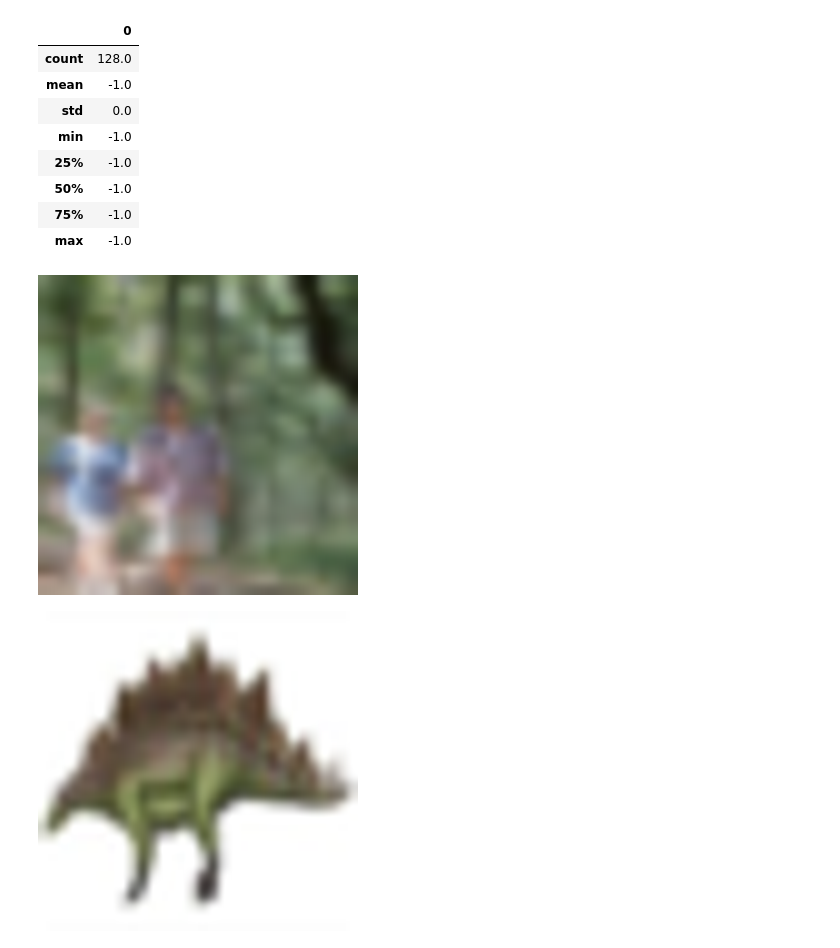
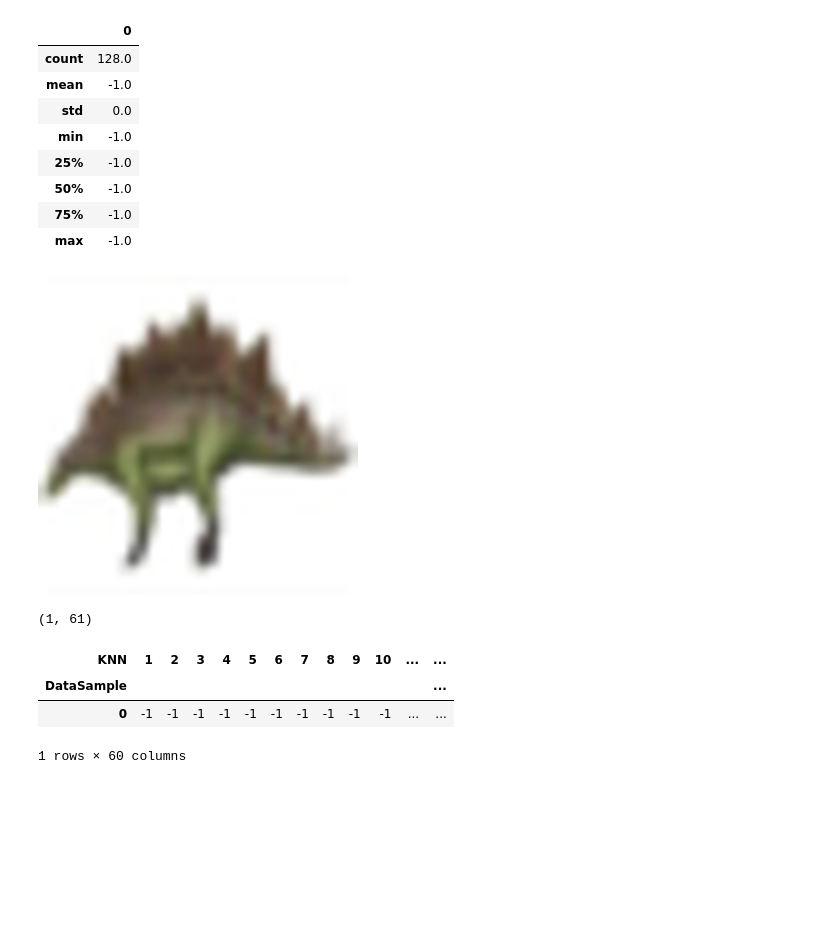
Before and after one commit to Nils-Treuheit/XAI-SCAN, a Jupyter notebook: test.ipynb, the cells around one changed output. Drawn from its saved outputs; the diff is of its cells as text; code cells hidden in the pictures; blank space fills up the shorter version.

```diff
--- a/test.ipynb
+++ b/test.ipynb
@@ -59,10 +59,23 @@ pd.DataFrame(img_dataset.targets).describe()
 | 75% | -1.0 |
 | max | -1.0 |
 # %%
-Image.fromarray(img_dataset.data[1]).resize((320,320))
+#Image.fromarray(img_dataset.data[1]).resize((320,320))
+Image.fromarray(dataset.data[1]).resize((320,320))
 # %% [output]
-[figure, old version]
+[figure, new version]
-# %%
-Image.fromarray(dataset.data[1]).resize((320,320))
-# %% [output]
-[figure, removed]
+# %%
+data = np.load("./results/cifar-20/pretext/topk-single_img-neighbors.npy")
+#data = np.load("./results/cifar-20/pretext/topk-val-neighbors.npy")
+#data = np.load("./results/cifar-20/pretext/topk-train-neighbors.npy")
+data.shape
+# %% [output]
+(1, 61)
+# %%
+df = pd.DataFrame(data, index = pd.Series([*range(data.shape[0])],name="DataSample"), columns=pd.Series([*range(data.shape[1])],name="KNN"))
+df = df.drop(columns = df.columns[0])
+df
+# %% [output]
+| KNN | 1 | 2 | 3 | 4 | 5 | 6 | 7 | 8 | 9 | 10 | ... | ... |
+| DataSample |  |  |  |  |  |  |  |  |  |  |  | ... |
+| 0 | -1 | -1 | -1 | -1 | -1 | -1 | -1 | -1 | -1 | -1 | ... | ... |
+1 rows × 60 columns
```
Also changed, not shown: parts of 6 cells of this notebook.
